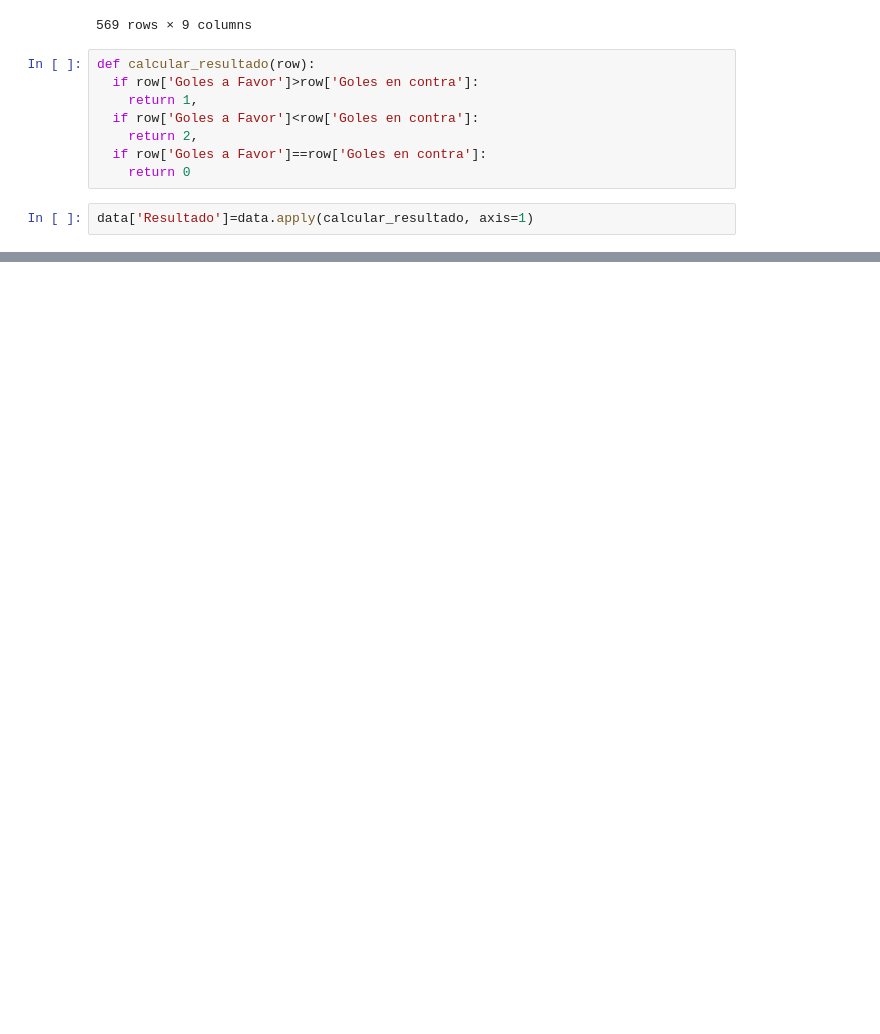
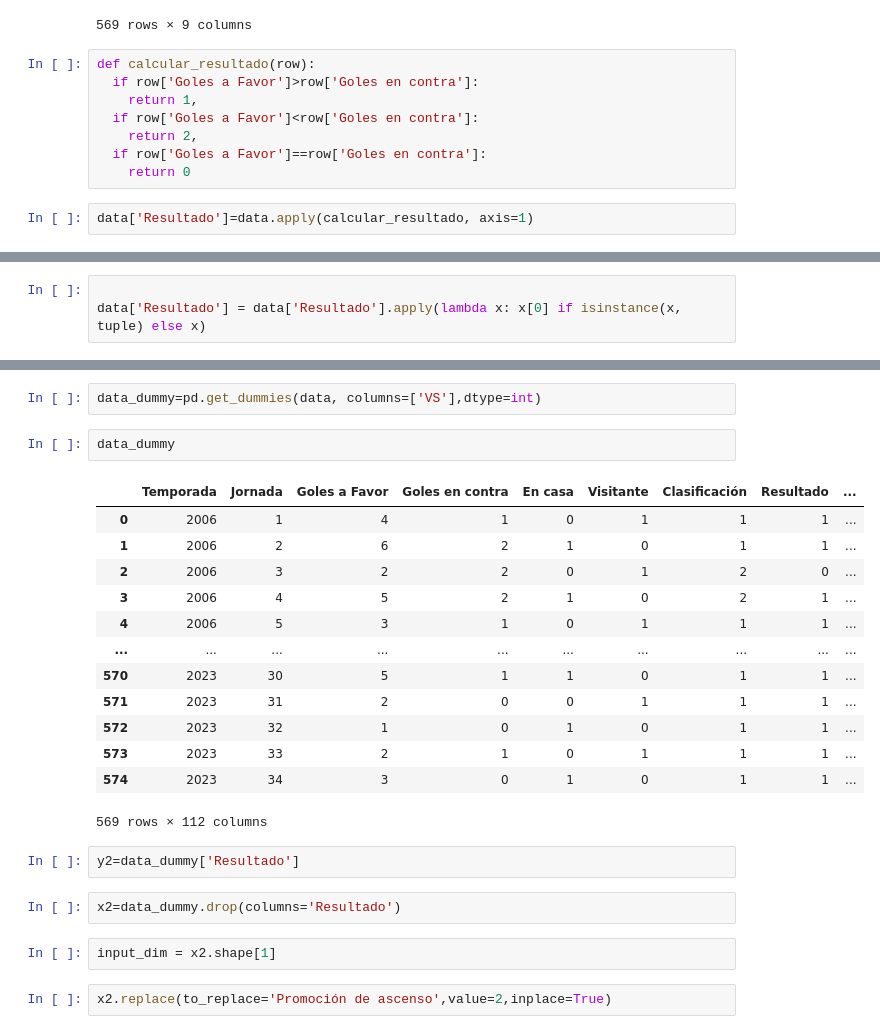
Before and after one commit to antalvort/Mi-portfolio, a Jupyter notebook: Proyectos Data Analyst/proyecto Sanlucar/proyecto_sanlucar.ipynb, the cells around one changed output, grey strips where cells are left out. Drawn from its saved outputs; the diff is of its cells as text; blank space fills up the shorter version.

```diff
--- a/Proyectos Data Analyst/proyecto Sanlucar/proyecto_sanlucar.ipynb
+++ b/Proyectos Data Analyst/proyecto Sanlucar/proyecto_sanlucar.ipynb
@@ -419,3 +419,6 @@ data.head(10)
 | 7 | 2006 | 8 | Alcala Rio | 2 | 2 | 1 | 0 | 3 | ... |
 | 8 | 2006 | 9 | C.M.D. San Juan | 1 | 2 | 0 | 1 | 4 | ... |
 | 9 | 2006 | 10 | Santiponce | 2 | 1 | 1 | 0 | 3 | ... |
+# %%
+
+data['Resultado'] = data['Resultado'].apply(lambda x: x[0] if isinstance(x, tuple) else x)
@@ -421,0 +441,26 @@ data.head(10)
+# %%
+data_dummy=pd.get_dummies(data, columns=['VS'],dtype=int)
+# %%
+data_dummy
+# %% [output]
+|  | Temporada | Jornada | Goles a Favor | Goles en contra | En casa | Visitante | Clasificación | Resultado | ... |
+| 0 | 2006 | 1 | 4 | 1 | 0 | 1 | 1 | 1 | ... |
+| 1 | 2006 | 2 | 6 | 2 | 1 | 0 | 1 | 1 | ... |
+| 2 | 2006 | 3 | 2 | 2 | 0 | 1 | 2 | 0 | ... |
+| 3 | 2006 | 4 | 5 | 2 | 1 | 0 | 2 | 1 | ... |
+| 4 | 2006 | 5 | 3 | 1 | 0 | 1 | 1 | 1 | ... |
+| ... | ... | ... | ... | ... | ... | ... | ... | ... | ... |
+| 570 | 2023 | 30 | 5 | 1 | 1 | 0 | 1 | 1 | ... |
+| 571 | 2023 | 31 | 2 | 0 | 0 | 1 | 1 | 1 | ... |
+| 572 | 2023 | 32 | 1 | 0 | 1 | 0 | 1 | 1 | ... |
+| 573 | 2023 | 33 | 2 | 1 | 0 | 1 | 1 | 1 | ... |
+| 574 | 2023 | 34 | 3 | 0 | 1 | 0 | 1 | 1 | ... |
+569 rows × 112 columns
+# %%
+y2=data_dummy['Resultado']
+# %%
+x2=data_dummy.drop(columns='Resultado')
+# %%
+input_dim = x2.shape[1]
+# %%
+x2.replace(to_replace='Promoción de ascenso',value=2,inplace=True)
```
Also changed, not shown: parts of 8 cells of this notebook.
